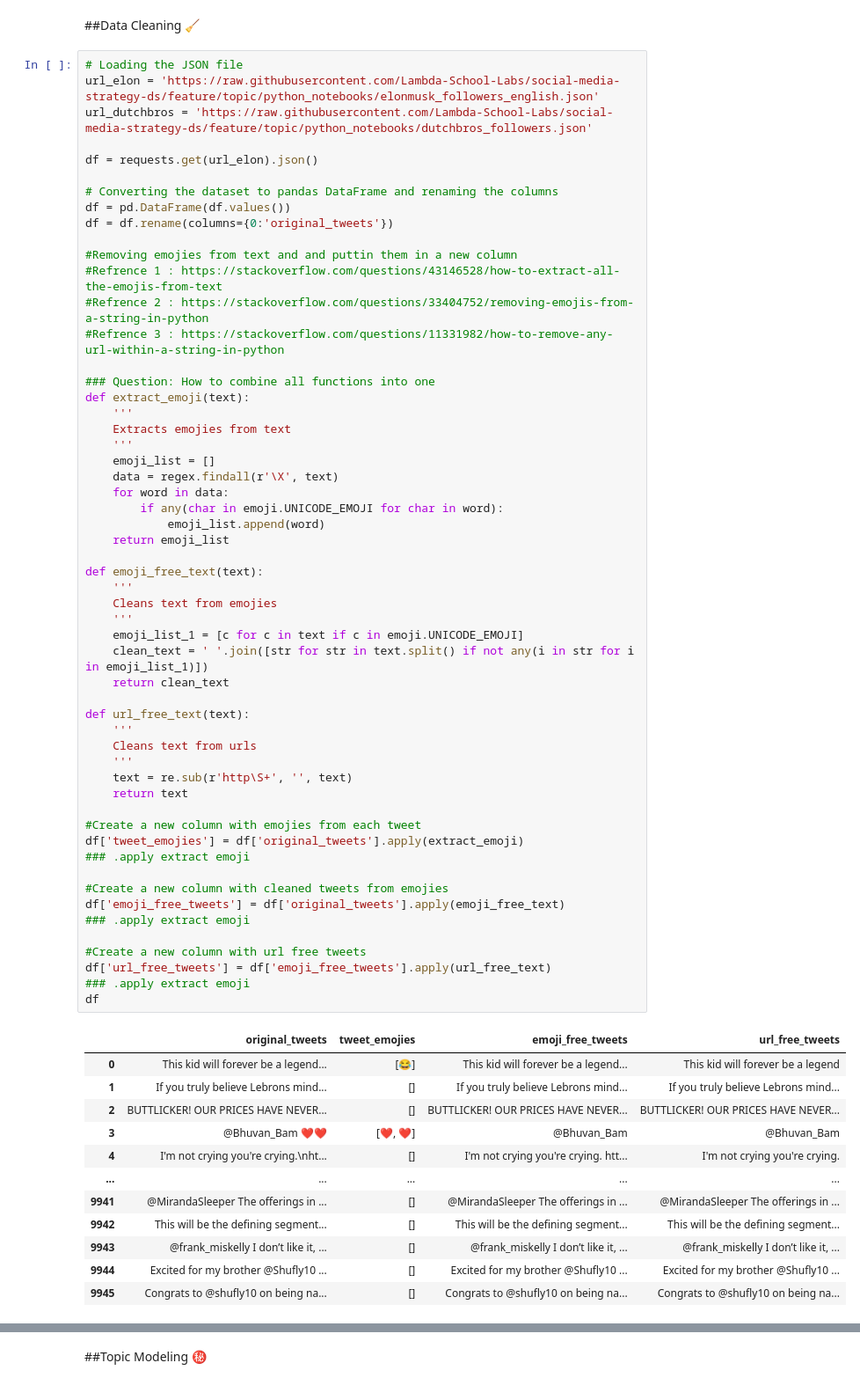
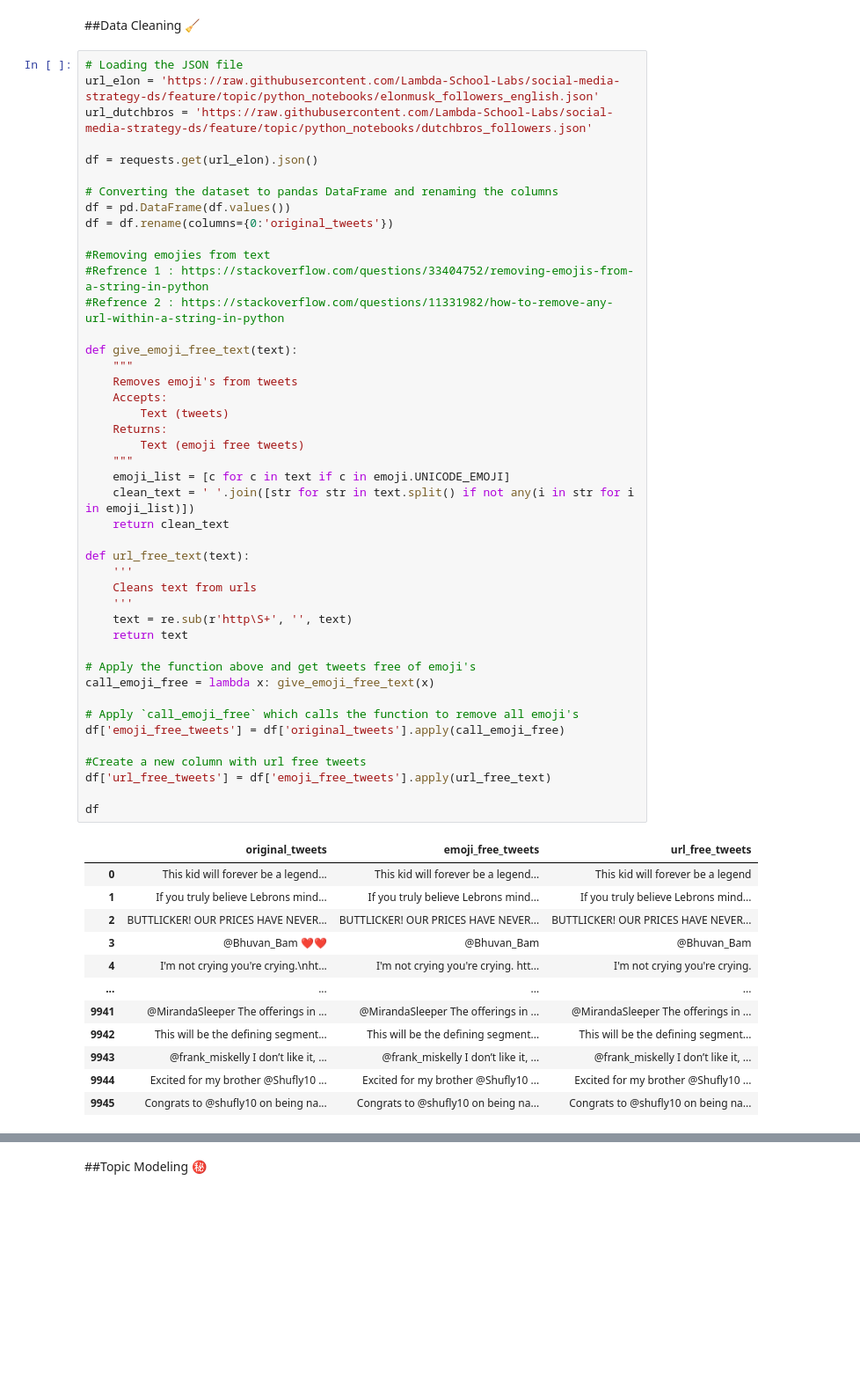
Before and after one commit to some-labs-24/data-science, a Jupyter notebook: python_notebooks/SoMe_NLP.ipynb, the cells around one changed output, grey strips where cells are left out. Shown: that part at 88% size. Saved outputs shown, nothing was run; the diff lists cells and outputs as text; blank space fills up the shorter version.

Commit message:
Cleaned the notebooks, removed unuseed code

```diff
--- a/python_notebooks/SoMe_NLP.ipynb
+++ b/python_notebooks/SoMe_NLP.ipynb
@@ -66,68 +76,57 @@ stopwords = set(STOPWORDS)
 # %%
 # Loading the JSON file
 url_elon = 'https://raw.githubusercontent.com/Lambda-School-Labs/social-media-strategy-ds/feature/topic/python_notebooks/elonmusk_followers_english.json'
 url_dutchbros = 'https://raw.githubusercontent.com/Lambda-School-Labs/social-media-strategy-ds/feature/topic/python_notebooks/dutchbros_followers.json'
 
 df = requests.get(url_elon).json()
 
 # Converting the dataset to pandas DataFrame and renaming the columns
 df = pd.DataFrame(df.values())
 df = df.rename(columns={0:'original_tweets'})
 
-#Removing emojies from text and and puttin them in a new column
-#Refrence 1 : https://stackoverflow.com/questions/43146528/how-to-extract-all-the-emojis-from-text
-#Refrence 2 : https://stackoverflow.com/questions/33404752/removing-emojis-from-a-string-in-python
-#Refrence 3 : https://stackoverflow.com/questions/11331982/how-to-remove-any-url-within-a-string-in-python
+#Removing emojies from text
+#Refrence 1 : https://stackoverflow.com/questions/33404752/removing-emojis-from-a-string-in-python
+#Refrence 2 : https://stackoverflow.com/questions/11331982/how-to-remove-any-url-within-a-string-in-python
 
-### Question: How to combine all functions into one
-def extract_emoji(text):
-    '''
-    Extracts emojies from text
-    '''
-    emoji_list = []
-    data = regex.findall(r'\X', text)
-    for word in data:
-        if any(char in emoji.UNICODE_EMOJI for char in word):
-            emoji_list.append(word)
-    return emoji_list
-
-def emoji_free_text(text):
-    '''
-    Cleans text from emojies
-    '''
-    emoji_list_1 = [c for c in text if c in emoji.UNICODE_EMOJI]
-    clean_text = ' '.join([str for str in text.split() if not any(i in str for i in emoji_list_1)])
+def give_emoji_free_text(text):
+    """
+    Removes emoji's from tweets
+    Accepts:
+        Text (tweets)
+    Returns:
+        Text (emoji free tweets)
+    """
+    emoji_list = [c for c in text if c in emoji.UNICODE_EMOJI]
+    clean_text = ' '.join([str for str in text.split() if not any(i in str for i in emoji_list)])
     return clean_text
 
 def url_free_text(text):
     '''
     Cleans text from urls
     '''
     text = re.sub(r'http\S+', '', text)
     return text
 
-#Create a new column with emojies from each tweet
-df['tweet_emojies'] = df['original_tweets'].apply(extract_emoji)
-### .apply extract emoji
+# Apply the function above and get tweets free of emoji's
+call_emoji_free = lambda x: give_emoji_free_text(x)
 
-#Create a new column with cleaned tweets from emojies
-df['emoji_free_tweets'] = df['original_tweets'].apply(emoji_free_text)
-### .apply extract emoji
+# Apply `call_emoji_free` which calls the function to remove all emoji's
+df['emoji_free_tweets'] = df['original_tweets'].apply(call_emoji_free)
 
 #Create a new column with url free tweets
 df['url_free_tweets'] = df['emoji_free_tweets'].apply(url_free_text)
-### .apply extract emoji
+
 df
 # %% [output]
-|  | original_tweets | tweet_emojies | emoji_free_tweets | url_free_tweets |
-| 0 | This kid will forever be a legend... | [😂] | This kid will forever be a legend... | This kid will forever be a legend |
-| 1 | If you truly believe Lebrons mind... | [] | If you truly believe Lebrons mind... | If you truly believe Lebrons mind... |
-| 2 | BUTTLICKER! OUR PRICES HAVE NEVER... | [] | BUTTLICKER! OUR PRICES HAVE NEVER... | BUTTLICKER! OUR PRICES HAVE NEVER... |
-| 3 | @Bhuvan_Bam ❤️❤️ | [❤️, ❤️] | @Bhuvan_Bam | @Bhuvan_Bam |
-| 4 | I'm not crying you're crying.\nht... | [] | I'm not crying you're crying. htt... | I'm not crying you're crying. |
-| ... | ... | ... | ... | ... |
-| 9941 | @MirandaSleeper The offerings in ... | [] | @MirandaSleeper The offerings in ... | @MirandaSleeper The offerings in ... |
-| 9942 | This will be the defining segment... | [] | This will be the defining segment... | This will be the defining segment... |
-| 9943 | @frank_miskelly I don’t like it, ... | [] | @frank_miskelly I don’t like it, ... | @frank_miskelly I don’t like it, ... |
-| 9944 | Excited for my brother @Shufly10 ... | [] | Excited for my brother @Shufly10 ... | Excited for my brother @Shufly10 ... |
-| 9945 | Congrats to @shufly10 on being na... | [] | Congrats to @shufly10 on being na... | Congrats to @shufly10 on being na... |
+|  | original_tweets | emoji_free_tweets | url_free_tweets |
+| 0 | This kid will forever be a legend... | This kid will forever be a legend... | This kid will forever be a legend |
+| 1 | If you truly believe Lebrons mind... | If you truly believe Lebrons mind... | If you truly believe Lebrons mind... |
+| 2 | BUTTLICKER! OUR PRICES HAVE NEVER... | BUTTLICKER! OUR PRICES HAVE NEVER... | BUTTLICKER! OUR PRICES HAVE NEVER... |
+| 3 | @Bhuvan_Bam ❤️❤️ | @Bhuvan_Bam | @Bhuvan_Bam |
+| 4 | I'm not crying you're crying.\nht... | I'm not crying you're crying. htt... | I'm not crying you're crying. |
+| ... | ... | ... | ... |
+| 9941 | @MirandaSleeper The offerings in ... | @MirandaSleeper The offerings in ... | @MirandaSleeper The offerings in ... |
+| 9942 | This will be the defining segment... | This will be the defining segment... | This will be the defining segment... |
+| 9943 | @frank_miskelly I don’t like it, ... | @frank_miskelly I don’t like it, ... | @frank_miskelly I don’t like it, ... |
+| 9944 | Excited for my brother @Shufly10 ... | Excited for my brother @Shufly10 ... | Excited for my brother @Shufly10 ... |
+| 9945 | Congrats to @shufly10 on being na... | Congrats to @shufly10 on being na... | Congrats to @shufly10 on being na... |
```
Also changed, not shown: parts of 9 cells of this notebook.
